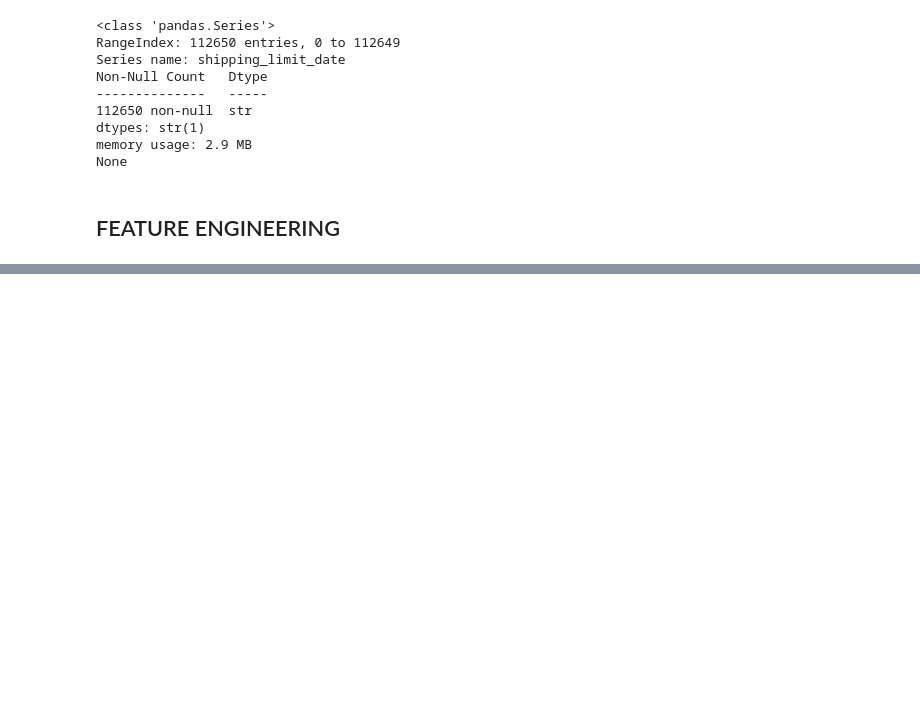
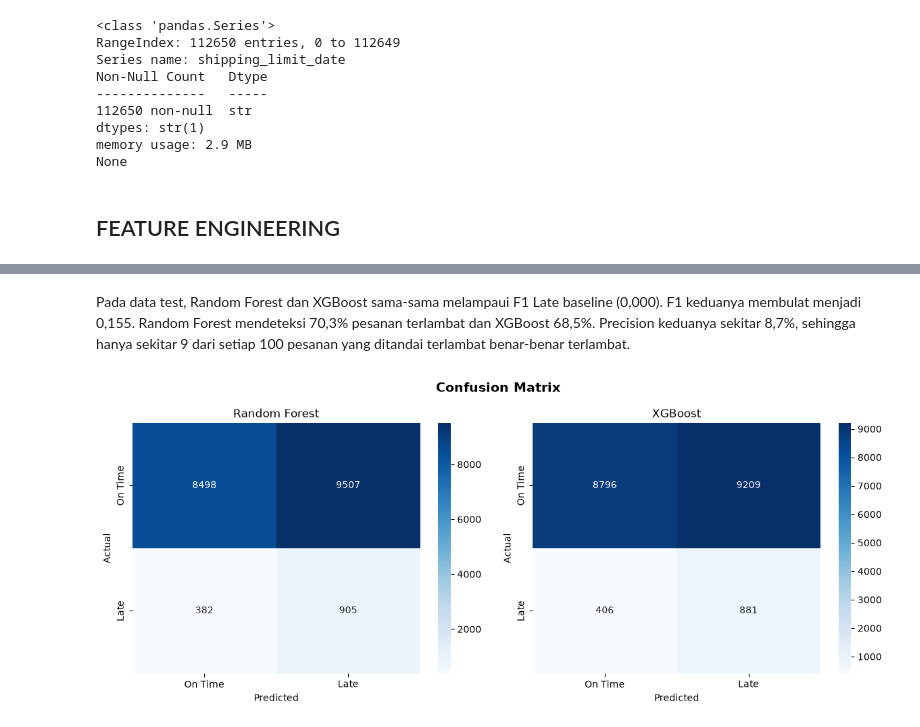
Before and after one commit to cipluk4n/DataScience_Kelompok-apa, a Jupyter notebook: olist_part2.ipynb, the cells around one changed output, grey strips where cells are left out. Cells and saved outputs as stored; diff of their text form; code cells hidden in the pictures; blank space fills up the shorter version.

Commit message:
Modelling dan Eval part 1

```diff
--- a/olist_part2.ipynb
+++ b/olist_part2.ipynb
@@ -321,2 +346,13 @@ review_agg = df2.groupby('order_id')['review_score'].mean()
 # %%
-X =
+# 2. Merge df3 (harus setelah datetime dikonversi)
+shipping = df3.groupby("order_id")["shipping_limit_date"].min().reset_index()
+shipping["shipping_limit_date"] = pd.to_datetime(shipping["shipping_limit_date"])
+df_filtered = df_filtered.merge(shipping, on="order_id", how="left")
+
+# 3. Buat semua fitur
+df_filtered['seller_deadline_gap'] = (
+    df_filtered['shipping_limit_date'] - df_filtered['order_purchase_timestamp']
+).dt.days
+
+
+display(df_filtered.head(100))
@@ -322,0 +375,10 @@ X =
+# %%
+X = df_filtered[["estimated_delivery_days", "approval_time", "seller_deadline_gap"]]
+# X = df_filtered[["estimated_delivery_days", "approval_time"]]
+y = df_filtered["is_late"]
+# %%
+from sklearn.model_selection import train_test_split
+
+X_train, X_test, y_train, y_test = train_test_split(
+    X, y, test_size=0.2, random_state=42
+)
@@ -322,0 +547,23 @@ X =
+# %% [markdown]
+Pada data test, Random Forest dan XGBoost sama-sama melampaui F1 Late baseline (0,000). F1 keduanya membulat menjadi 0,155. Random Forest mendeteksi 70,3% pesanan terlambat dan XGBoost 68,5%. Precision keduanya sekitar 8,7%, sehingga hanya sekitar 9 dari setiap 100 pesanan yang ditandai terlambat benar-benar terlambat.
+# %%
+from sklearn.metrics import confusion_matrix
+
+fig, axes = plt.subplots(1, 2, figsize=(12, 5))
+fig.suptitle("Confusion Matrix", fontsize=14, fontweight="bold")
+
+for ax, (name, model) in zip(axes, final_models.items()):
+    cm = confusion_matrix(y_test, model.predict(X_test), labels=[0, 1])
+    sns.heatmap(
+        cm, annot=True, fmt="d", cmap="Blues", ax=ax,
+        xticklabels=["On Time", "Late"],
+        yticklabels=["On Time", "Late"],
+    )
+    ax.set_title(name)
+    ax.set_xlabel("Predicted")
+    ax.set_ylabel("Actual")
+
+plt.tight_layout()
+plt.show()
+# %% [output]
+[figure, added]
```
Also changed, not shown: parts of 24 cells of this notebook.
